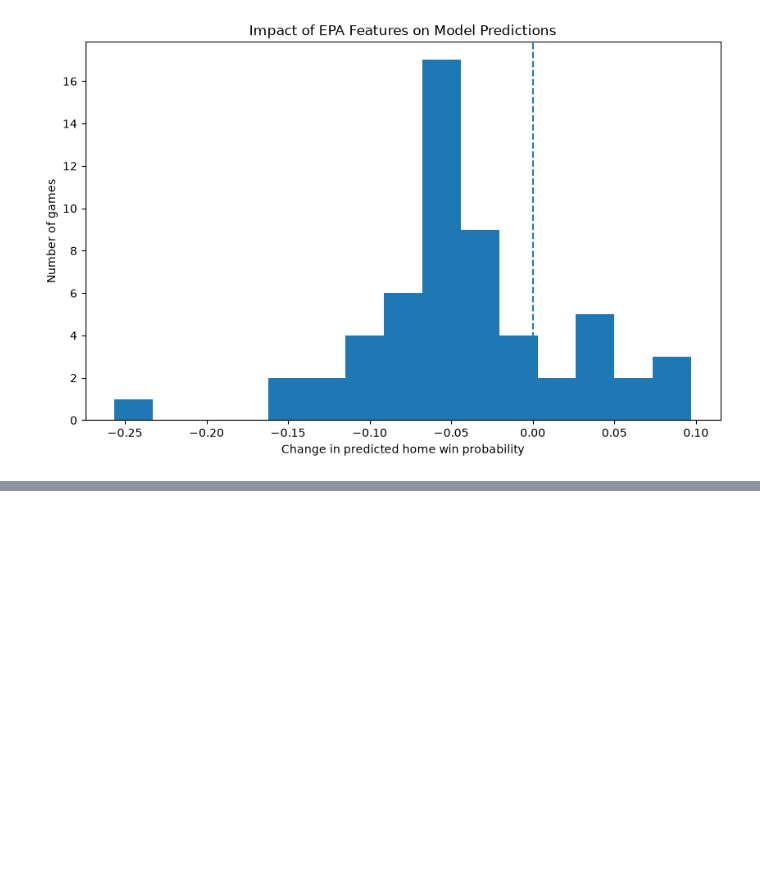
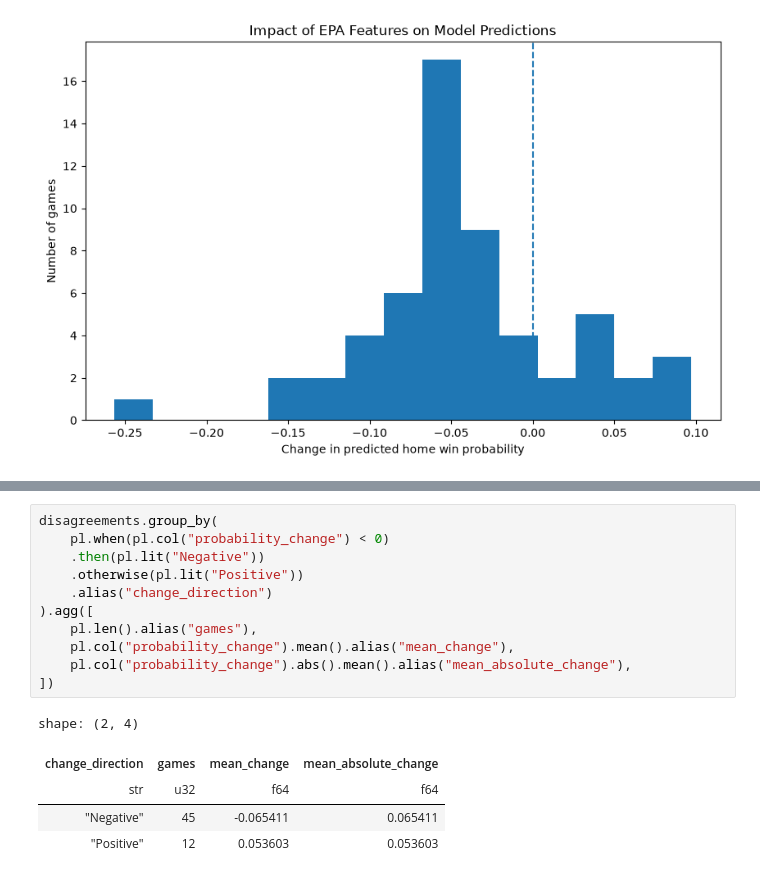
Before and after one commit to Joaquin2108/NFL-GamePredictor, a Jupyter notebook: Notebooks/modeling.ipynb, the cells around one changed output, grey strips where cells are left out. Saved outputs shown, nothing was run; the diff lists cells and outputs as text; blank space fills up the shorter version.

```diff
--- a/Notebooks/modeling.ipynb
+++ b/Notebooks/modeling.ipynb
@@ -870,0 +946,17 @@ shape: (57, 10)
+# %%
+disagreements.group_by(
+    pl.when(pl.col("probability_change") < 0)
+    .then(pl.lit("Negative"))
+    .otherwise(pl.lit("Positive"))
+    .alias("change_direction")
+).agg([
+    pl.len().alias("games"),
+    pl.col("probability_change").mean().alias("mean_change"),
+    pl.col("probability_change").abs().mean().alias("mean_absolute_change"),
+])
+# %% [output]
+shape: (2, 4)
+| change_direction | games | mean_change | mean_absolute_change |
+| str | u32 | f64 | f64 |
+| "Negative" | 45 | -0.065411 | 0.065411 |
+| "Positive" | 12 | 0.053603 | 0.053603 |
```
Also changed, not shown: parts of 4 cells of this notebook, 3 other files.
